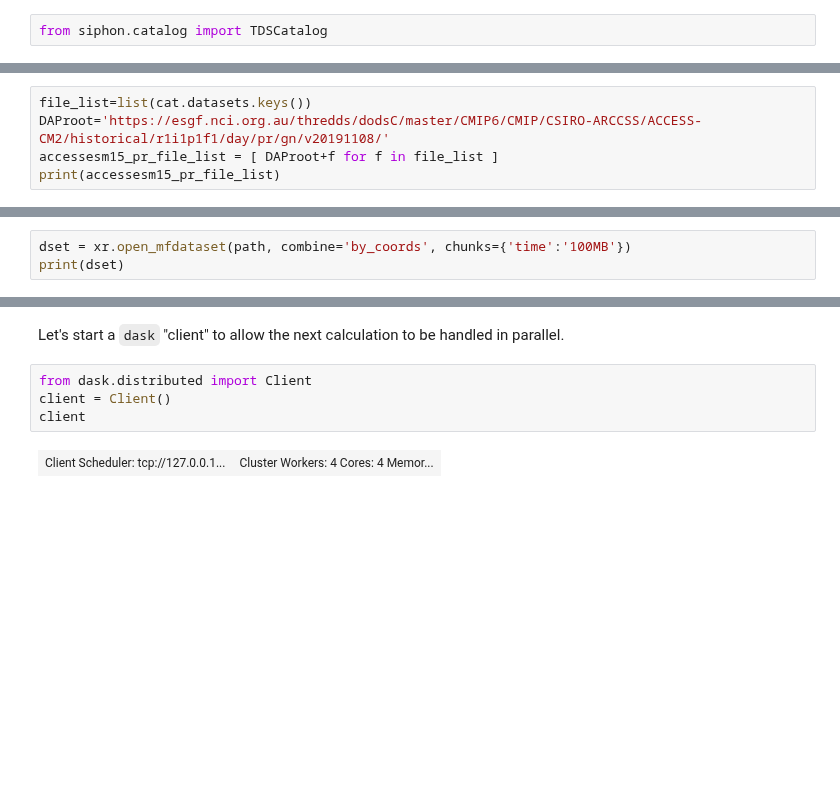
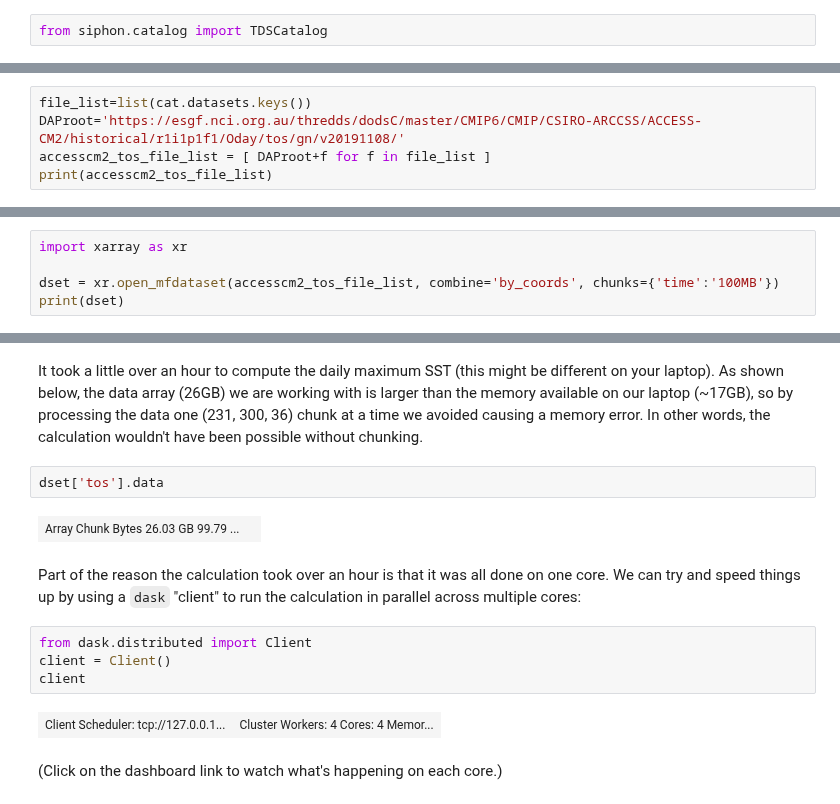
Before and after one commit to DamienIrving/teaching, a Jupyter notebook: big_data.ipynb, the cells around one changed output, grey strips where cells are left out. Saved outputs shown, nothing was run; the diff lists cells and outputs as text; blank space fills up the shorter version.

```diff
--- a/big_data.ipynb
+++ b/big_data.ipynb
@@ -37,6 +53,6 @@ We can see that daily time scale precipition data is spread across four data fil
 # %%
 file_list=list(cat.datasets.keys())
-DAProot='https://esgf.nci.org.au/thredds/dodsC/master/CMIP6/CMIP/CSIRO-ARCCSS/ACCESS-CM2/historical/r1i1p1f1/day/pr/gn/v20191108/'
-accessesm15_pr_file_list = [ DAProot+f for f in file_list ]
-print(accessesm15_pr_file_list)
+DAProot='https://esgf.nci.org.au/thredds/dodsC/master/CMIP6/CMIP/CSIRO-ARCCSS/ACCESS-CM2/historical/r1i1p1f1/Oday/tos/gn/v20191108/'
+accesscm2_tos_file_list = [ DAProot+f for f in file_list ]
+print(accesscm2_tos_file_list)
 # %% [output]
@@ -88,5 +65,7 @@ Recall that when we first open data in xarray it simply ("lazily") loads the met
 # %%
-dset = xr.open_mfdataset(path, combine='by_coords', chunks={'time':'100MB'})
+import xarray as xr
+
+dset = xr.open_mfdataset(accesscm2_tos_file_list, combine='by_coords', chunks={'time':'100MB'})
 print(dset)
 # %% [output]
 <xarray.Dataset>
@@ -199,10 +170,18 @@ dask.array.core.Array
+# %% [markdown]
+It took a little over an hour to compute the daily maximum SST (this might be different on your laptop). As shown below, the data array (26GB) we are working with is larger than the memory available on our laptop (~17GB), so by processing the data one (231, 300, 36) chunk at a time we avoided causing a memory error. In other words, the calculation wouldn't have been possible without chunking.
+# %%
+dset['tos'].data
+# %% [output]
+| Array Chunk Bytes 26.03 GB 99.79 ... |  |
 # %% [markdown]
-Let's start a `dask` "client" to allow the next calculation to be handled in parallel.
+Part of the reason the calculation took over an hour is that it was all done on one core. We can try and speed things up by using a `dask` "client" to run the calculation in parallel across multiple cores:
 # %%
 from dask.distributed import Client
 client = Client()
 client
 # %% [output]
 | Client Scheduler: tcp://127.0.0.1... | Cluster Workers: 4 Cores: 4 Memor... |
+# %% [markdown]
+(Click on the dashboard link to watch what's happening on each core.)
 # %%
 %%time
```
Also changed, not shown: parts of 31 cells of this notebook.
